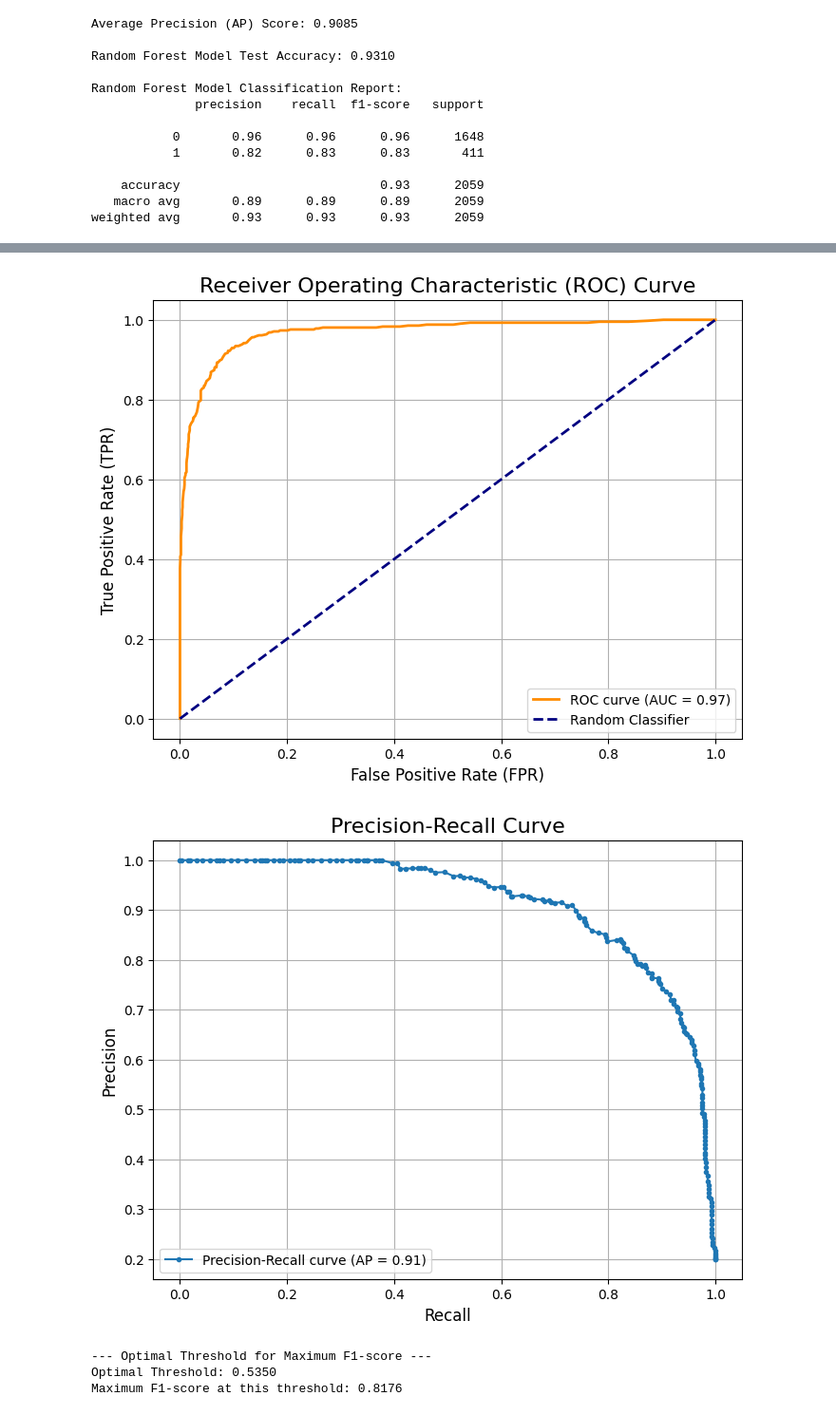
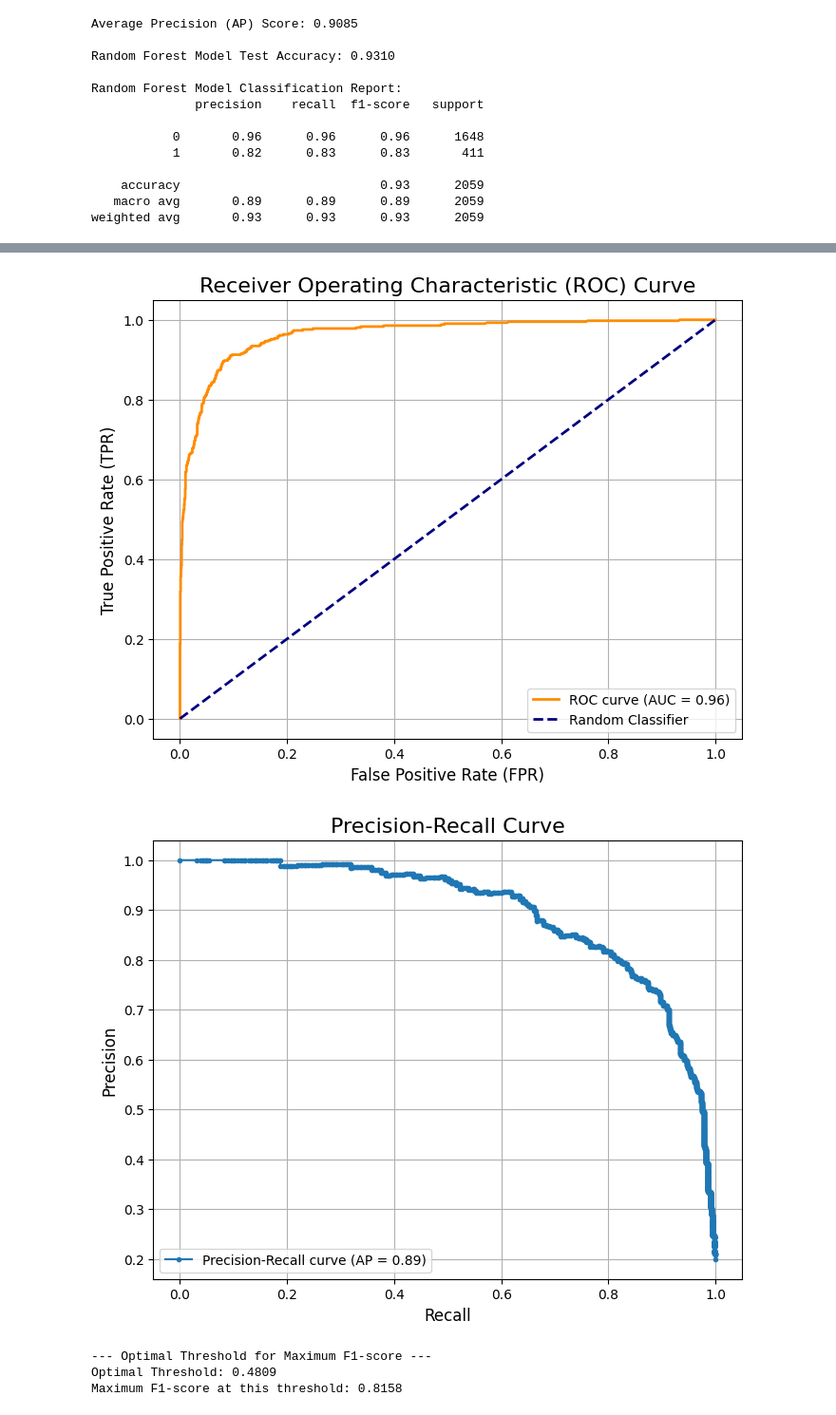
Before and after one commit to ambkingdavid/Leak-Detection-Model, a Jupyter notebook: RF.ipynb, the cells around one changed output, grey strips where cells are left out. Shown at 95% size. Saved outputs shown, nothing was run; the diff lists cells and outputs as text; code cells hidden in the pictures.

```diff
--- a/RF.ipynb
+++ b/RF.ipynb
@@ -575,7 +590,7 @@ Best F1-score on validation sets: 0.9534
 # --- Plotting Metrics ---
 
 # Get the probability scores for the validation set
-y_probs_tuned = grid_search.predict_proba(X_test_scaled)[:, 1]
+y_probs_tuned = random_search.predict_proba(X_test_scaled)[:, 1]
 auc_score = roc_auc_score(y_test, y_probs_tuned)
 
 # Get FPR, TPR, and thresholds
@@ -609,36 +624,36 @@ plt.show()
 
 
 # --- Finding and Printing the Optimal Threshold ---
-y_val_probs_tuned = grid_search.predict_proba(X_val_scaled)[:, 1]
+y_val_probs_tuned = random_search.predict_proba(X_val_scaled)[:, 1]
 
 # Get precision, recall, and thresholds
 precisions, recalls, thresholds = precision_recall_curve(y_val, y_val_probs_tuned)
 
 # Calculate the F1-score for each threshold
 f1_scores = 2 * (precisions * recalls) / (precisions + recalls)
 
 # Find the threshold that gives the maximum F1-score
 optimal_threshold_index = np.argmax(f1_scores)
 optimal_threshold = thresholds[optimal_threshold_index]
 max_f1_score = f1_scores[optimal_threshold_index]
 
 print("\n--- Optimal Threshold for Maximum F1-score ---")
 print(f"Optimal Threshold: {optimal_threshold:.4f}")
 print(f"Maximum F1-score at this threshold: {max_f1_score:.4f}")
 
 # Plot the F1-score vs. Threshold to visualize the optimal point
 plt.figure(figsize=(12, 8))
 plt.plot(thresholds, f1_scores[:-1], 'purple', label='F1 Score')
 plt.plot(optimal_threshold, max_f1_score, 'ro', markersize=10, label=f'Optimal Threshold: {optimal_threshold:.4f}')
 plt.title('F1-score vs. Threshold')
 plt.xlabel('Threshold')
 plt.ylabel('F1-score')
 plt.legend(loc='best')
 plt.grid(True)
 plt.show()
 # %% [output]
-[figure, old version]
+[figure, new version]
-[figure, old version]
+[figure, new version]
 --- Optimal Threshold for Maximum F1-score ---
-Optimal Threshold: 0.5350
-Maximum F1-score at this threshold: 0.8176
+Optimal Threshold: 0.4809
+Maximum F1-score at this threshold: 0.8158
```
Also changed, not shown: parts of 3 cells of this notebook.
